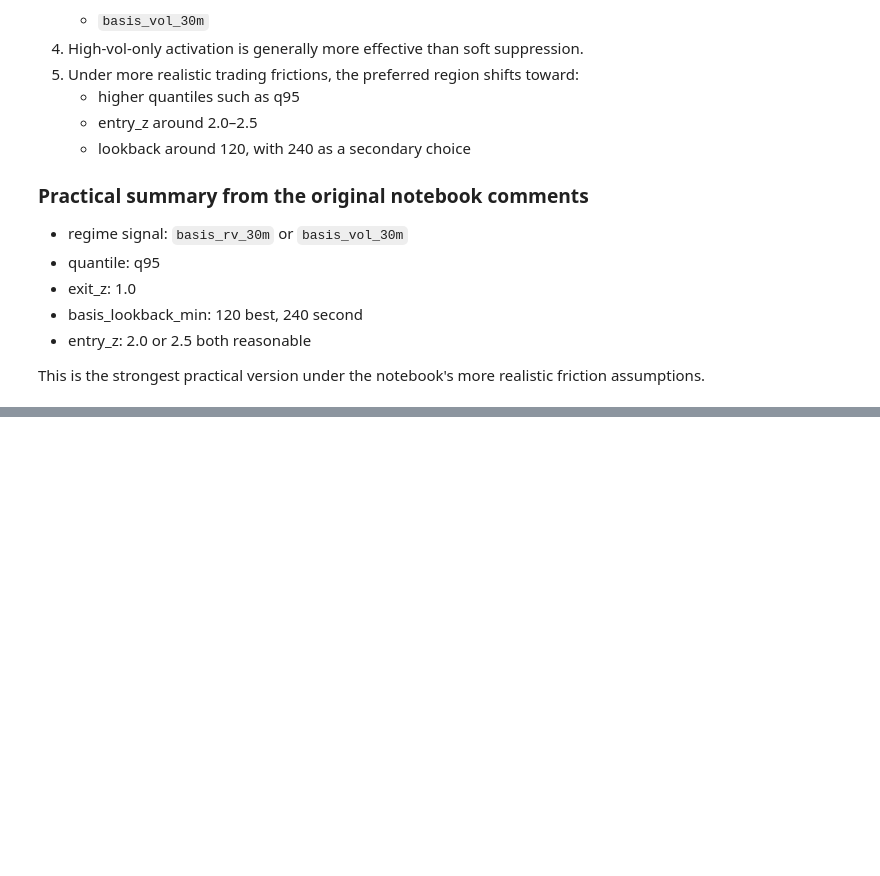
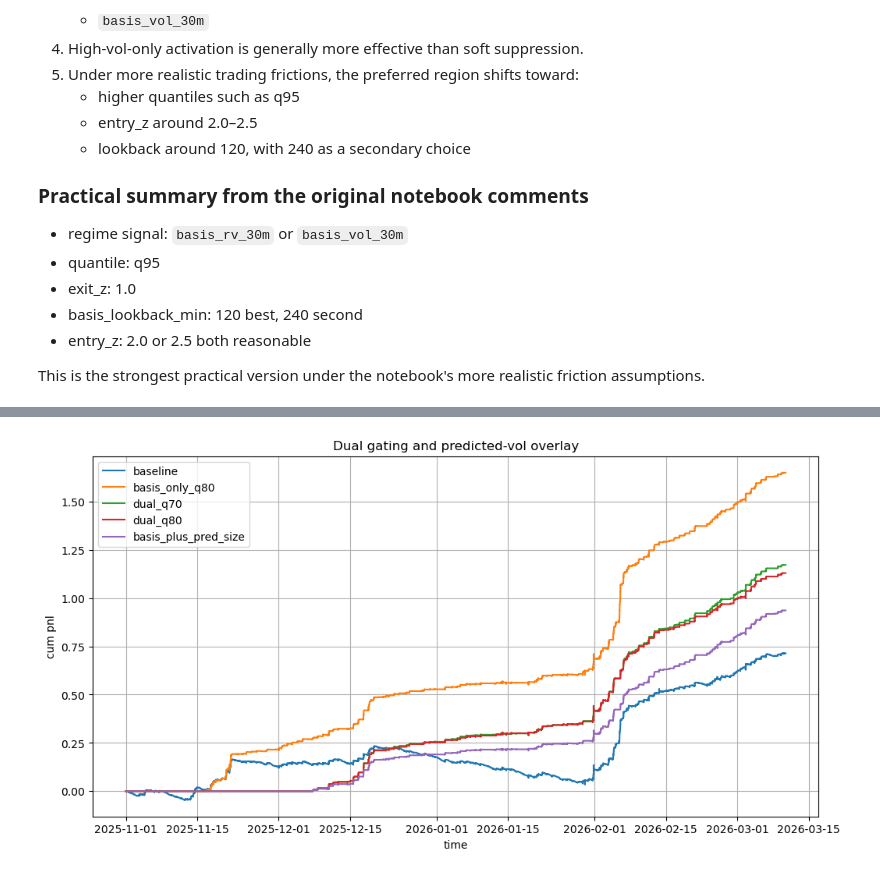
Before and after one commit to Yueluzhanhlt/Profit_strategy, a Jupyter notebook: notebook/stat_arb_experiment2_fixed.ipynb, the cells around one changed output, grey strips where cells are left out. Saved outputs shown, nothing was run; the diff lists cells and outputs as text; code cells hidden in the pictures; blank space fills up the shorter version.

```diff
--- a/notebook/stat_arb_experiment2_fixed.ipynb
+++ b/notebook/stat_arb_experiment2_fixed.ipynb
@@ -2185,0 +2534,18 @@ This is the strongest practical version under the notebook's more realistic fric
+# %%
+compare_dict_2 = {
+    "baseline": bt_baseline if "bt_baseline" in globals() else bt_no,
+    "basis_only_q80": bt_basis_only_q80,
+    "dual_q70": bt_dual_q70,
+    "dual_q80": bt_dual_q80,
+    "basis_plus_pred_size": bt_basis_plus_pred_size,
+}
+
+rows = []
+for name, bt in compare_dict_2.items():
+    s1 = summarize_backtest(bt, freq_min=1)
+    s2 = trade_stats(bt)
+    row = {**s1.to_dict(), **s2.to_dict(), "strategy": name}
+    rows.append(row)
+
+compare_overlay = pd.DataFrame(rows).set_index("strategy").sort_values("sharpe", ascending=False)
+compare_overlay
@@ -2185,0 +2560,14 @@ This is the strongest practical version under the notebook's more realistic fric
+# %%
+plot_cum_pnl(
+    {
+        "baseline": compare_dict_2["baseline"],
+        "basis_only_q80": compare_dict_2["basis_only_q80"],
+        "dual_q70": compare_dict_2["dual_q70"],
+        "dual_q80": compare_dict_2["dual_q80"],
+        "basis_plus_pred_size": compare_dict_2["basis_plus_pred_size"],
+    },
+    pnl_col="net_pnl",
+    title="Dual gating and predicted-vol overlay"
+)
+# %% [output]
+[figure, added]
```
Also changed, not shown: parts of 54 cells of this notebook, 5 other files.
